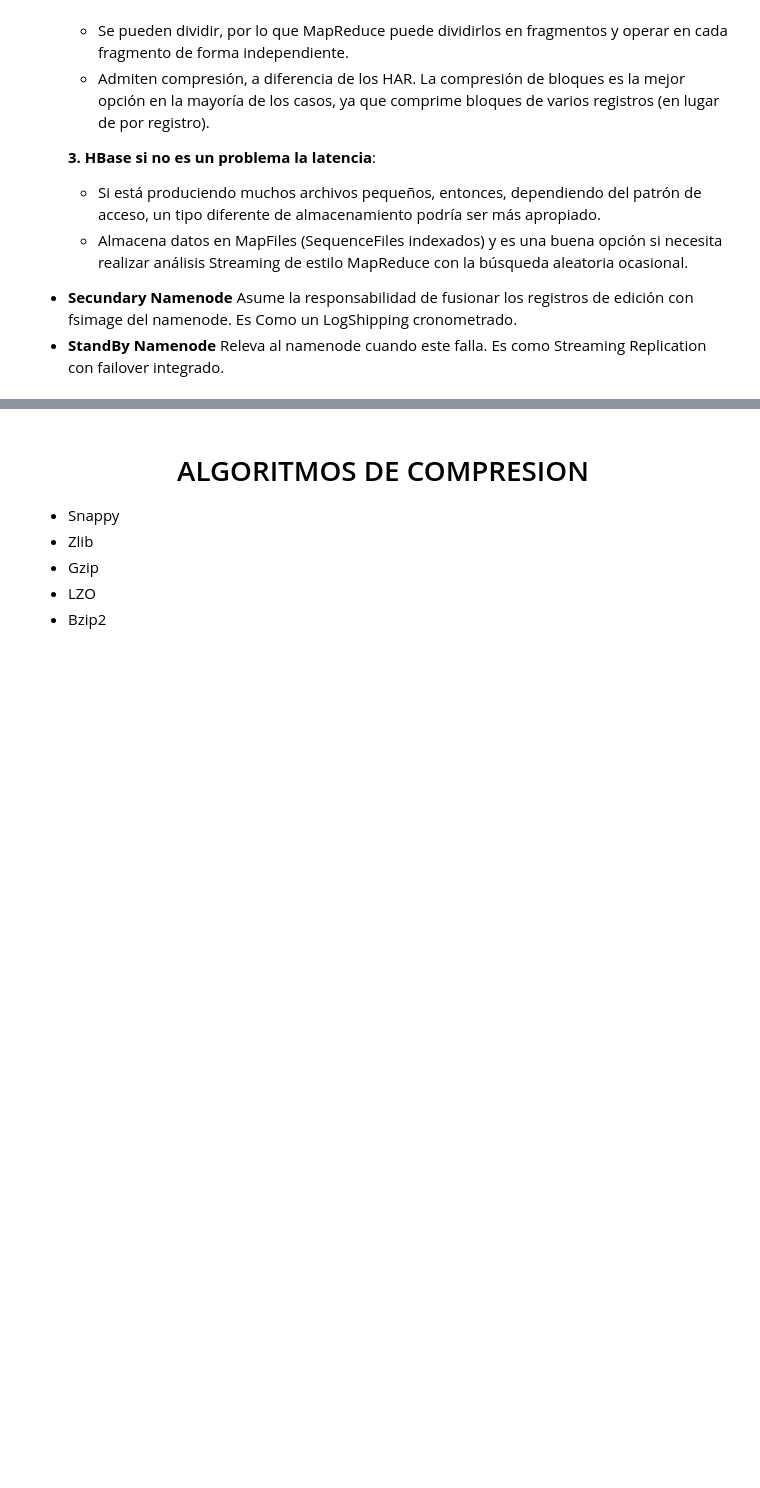
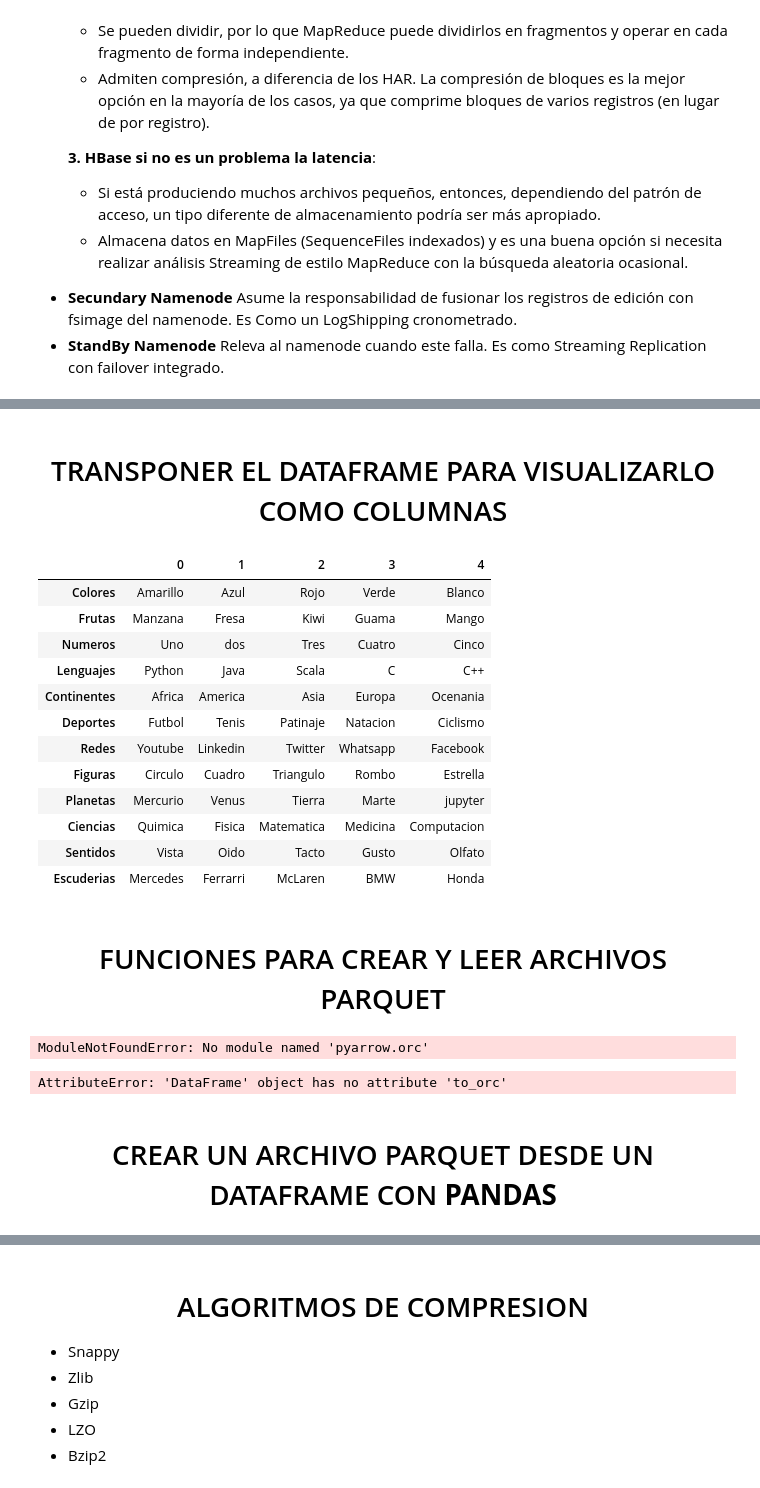
Before and after one commit to JorgeCardona/skills, a Jupyter notebook: Hadoop-Spark Dockerizados/Fundamentos/Hadoop_Fundamentos.ipynb, the cells around one changed output, grey strips where cells are left out. Cells and saved outputs as stored; diff of their text form; code cells hidden in the pictures; blank space fills up the shorter version.

Commit message:
adicionado converion pandas a parquet y parque a pandas

```diff
--- a/Hadoop-Spark Dockerizados/Fundamentos/Hadoop_Fundamentos.ipynb
+++ b/Hadoop-Spark Dockerizados/Fundamentos/Hadoop_Fundamentos.ipynb
@@ -101,0 +169,21 @@
+# %% [markdown]
+# <center> TRANSPONER EL DATAFRAME PARA VISUALIZARLO COMO COLUMNAS </center>
+# %%
+columnas = filas.T
+columnas
+# %% [output]
+|  | 0 | 1 | 2 | 3 | 4 |
+| Colores | Amarillo | Azul | Rojo | Verde | Blanco |
+| Frutas | Manzana | Fresa | Kiwi | Guama | Mango |
+| Numeros | Uno | dos | Tres | Cuatro | Cinco |
+| Lenguajes | Python | Java | Scala | C | C++ |
+| Continentes | Africa | America | Asia | Europa | Ocenania |
+| Deportes | Futbol | Tenis | Patinaje | Natacion | Ciclismo |
+| Redes | Youtube | Linkedin | Twitter | Whatsapp | Facebook |
+| Figuras | Circulo | Cuadro | Triangulo | Rombo | Estrella |
+| Planetas | Mercurio | Venus | Tierra | Marte | jupyter |
+| Ciencias | Quimica | Fisica | Matematica | Medicina | Computacion |
+| Sentidos | Vista | Oido | Tacto | Gusto | Olfato |
+| Escuderias | Mercedes | Ferrarri | McLaren | BMW | Honda |
+# %% [markdown]
+# <center> FUNCIONES PARA CREAR Y LEER ARCHIVOS PARQUET</center>
@@ -101,0 +279,12 @@
+# %%
+crear_orc_con_pyarrow(pandas_filas, ubicacion_archivo_orc)
+# %% [output]
+ModuleNotFoundError: No module named 'pyarrow.orc'
+# %%
+df = pd.DataFrame(data={'col1': [1, 2], 'col2': [4, 3]})
+df.to_orc('df.orc')
+pd.read_orc('df.orc')
+# %% [output]
+AttributeError: 'DataFrame' object has no attribute 'to_orc'
+# %% [markdown]
+# <center> CREAR UN ARCHIVO PARQUET DESDE UN DATAFRAME CON **PANDAS**</center>
```
Also changed, not shown: parts of 13 cells of this notebook, 5 other files.
